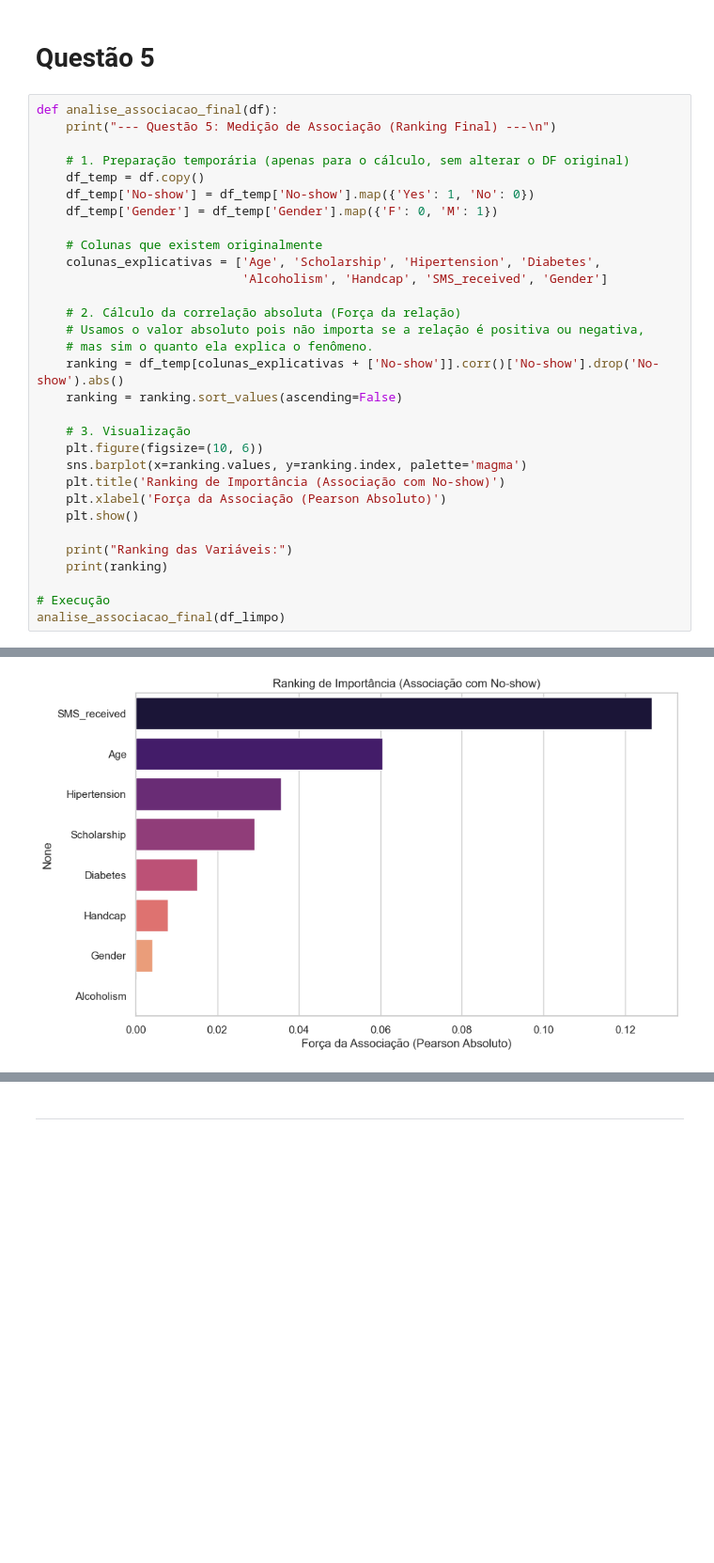
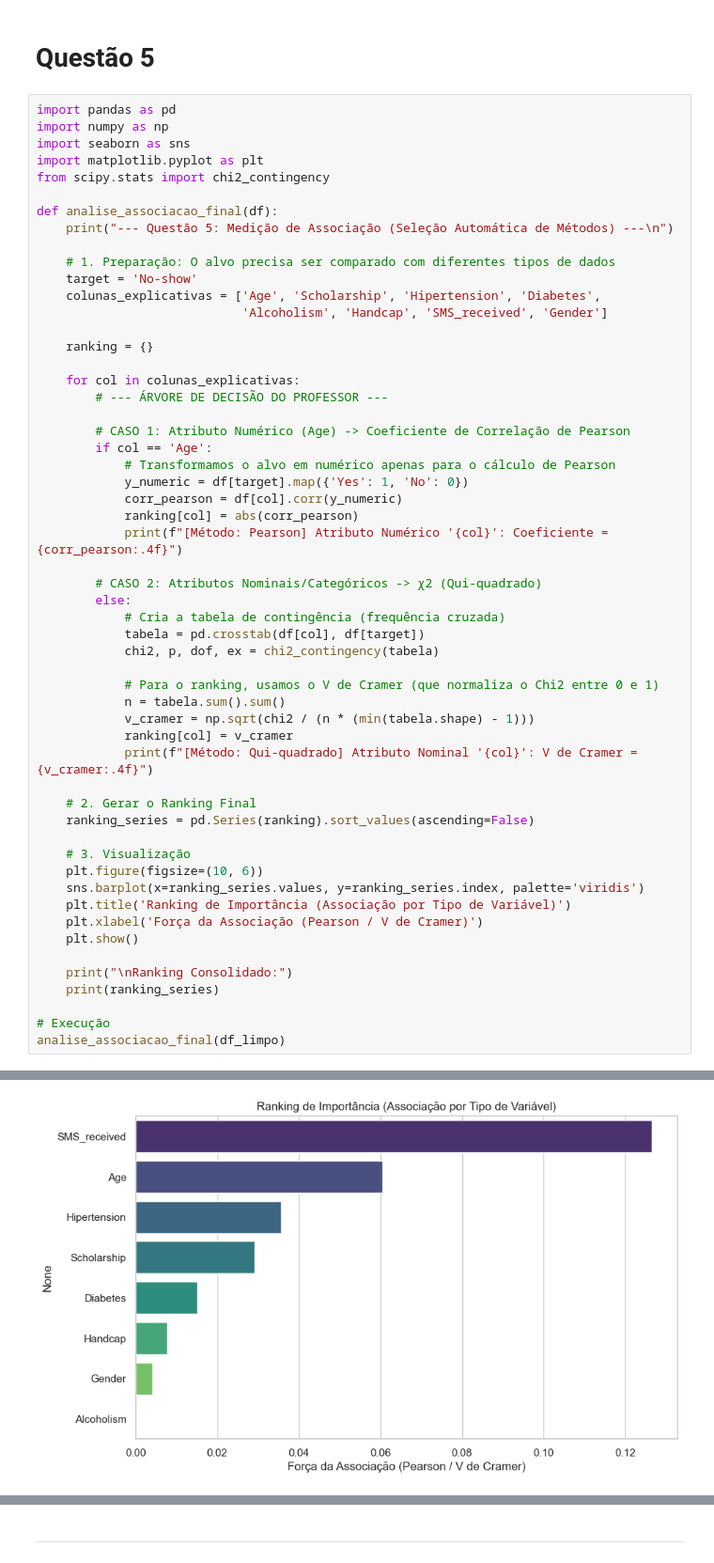
Before and after one commit to leandrowanderley/DataScience_UFAL, a Jupyter notebook: Lista 1/lista_respondida.ipynb, the cells around one changed output, grey strips where cells are left out. Shown at 94% size. Drawn from its saved outputs; the diff is of its cells as text; blank space fills up the shorter version.

```diff
--- a/Lista 1/reescrevendo_lista.ipynb
+++ b/Lista 1/lista_respondida.ipynb
@@ -555,33 +540,57 @@ Name: Yes, dtype: float64
 # %% [markdown]
 # Questão 5
 # %%
+import pandas as pd
+import numpy as np
+import seaborn as sns
+import matplotlib.pyplot as plt
+from scipy.stats import chi2_contingency
+
 def analise_associacao_final(df):
-    print("--- Questão 5: Medição de Associação (Ranking Final) ---\n")
+    print("--- Questão 5: Medição de Associação (Seleção Automática de Métodos) ---\n")
 
-    # 1. Preparação temporária (apenas para o cálculo, sem alterar o DF original)
-    df_temp = df.copy()
-    df_temp['No-show'] = df_temp['No-show'].map({'Yes': 1, 'No': 0})
-    df_temp['Gender'] = df_temp['Gender'].map({'F': 0, 'M': 1})
-
-    # Colunas que existem originalmente
+    # 1. Preparação: O alvo precisa ser comparado com diferentes tipos de dados
+    target = 'No-show'
     colunas_explicativas = ['Age', 'Scholarship', 'Hipertension', 'Diabetes',
                             'Alcoholism', 'Handcap', 'SMS_received', 'Gender']
 
-    # 2. Cálculo da correlação absoluta (Força da relação)
-    # Usamos o valor absoluto pois não importa se a relação é positiva ou negativa,
-    # mas sim o quanto ela explica o fenômeno.
-    ranking = df_temp[colunas_explicativas + ['No-show']].corr()['No-show'].drop('No-show').abs()
-    ranking = ranking.sort_values(ascending=False)
+    ranking = {}
+
+    for col in colunas_explicativas:
+        # --- ÁRVORE DE DECISÃO DO PROFESSOR ---
+
+        # CASO 1: Atributo Numérico (Age) -> Coeficiente de Correlação de Pearson
+        if col == 'Age':
+            # Transformamos o alvo em numérico apenas para o cálculo de Pearson
+            y_numeric = df[target].map({'Yes': 1, 'No': 0})
+            corr_pearson = df[col].corr(y_numeric)
+            ranking[col] = abs(corr_pearson)
+            print(f"[Método: Pearson] Atributo Numérico '{col}': Coeficiente = {corr_pearson:.4f}")
+
+        # CASO 2: Atributos Nominais/Categóricos -> χ2 (Qui-quadrado)
+        else:
+            # Cria a tabela de contingência (frequência cruzada)
+            tabela = pd.crosstab(df[col], df[target])
+            chi2, p, dof, ex = chi2_contingency(tabela)
+
+            # Para o ranking, usamos o V de Cramer (que normaliza o Chi2 entre 0 e 1)
+            n = tabela.sum().sum()
+            v_cramer = np.sqrt(chi2 / (n * (min(tabela.shape) - 1)))
+            ranking[col] = v_cramer
+            print(f"[Método: Qui-quadrado] Atributo Nominal '{col}': V de Cramer = {v_cramer:.4f}")
+
+    # 2. Gerar o Ranking Final
+    ranking_series = pd.Series(ranking).sort_values(ascending=False)
 
     # 3. Visualização
     plt.figure(figsize=(10, 6))
-    sns.barplot(x=ranking.values, y=ranking.index, palette='magma')
-    plt.title('Ranking de Importância (Associação com No-show)')
-    plt.xlabel('Força da Associação (Pearson Absoluto)')
+    sns.barplot(x=ranking_series.values, y=ranking_series.index, palette='viridis')
+    plt.title('Ranking de Importância (Associação por Tipo de Variável)')
+    plt.xlabel('Força da Associação (Pearson / V de Cramer)')
     plt.show()
 
-    print("Ranking das Variáveis:")
-    print(ranking)
+    print("\nRanking Consolidado:")
+    print(ranking_series)
 
 # Execução
 analise_associacao_final(df_limpo)
@@ -590 +608 @@ analise_associacao_final(df_limpo)
-[figure, old version]
+[figure, new version]
```
Also changed, not shown: parts of 5 cells of this notebook.
